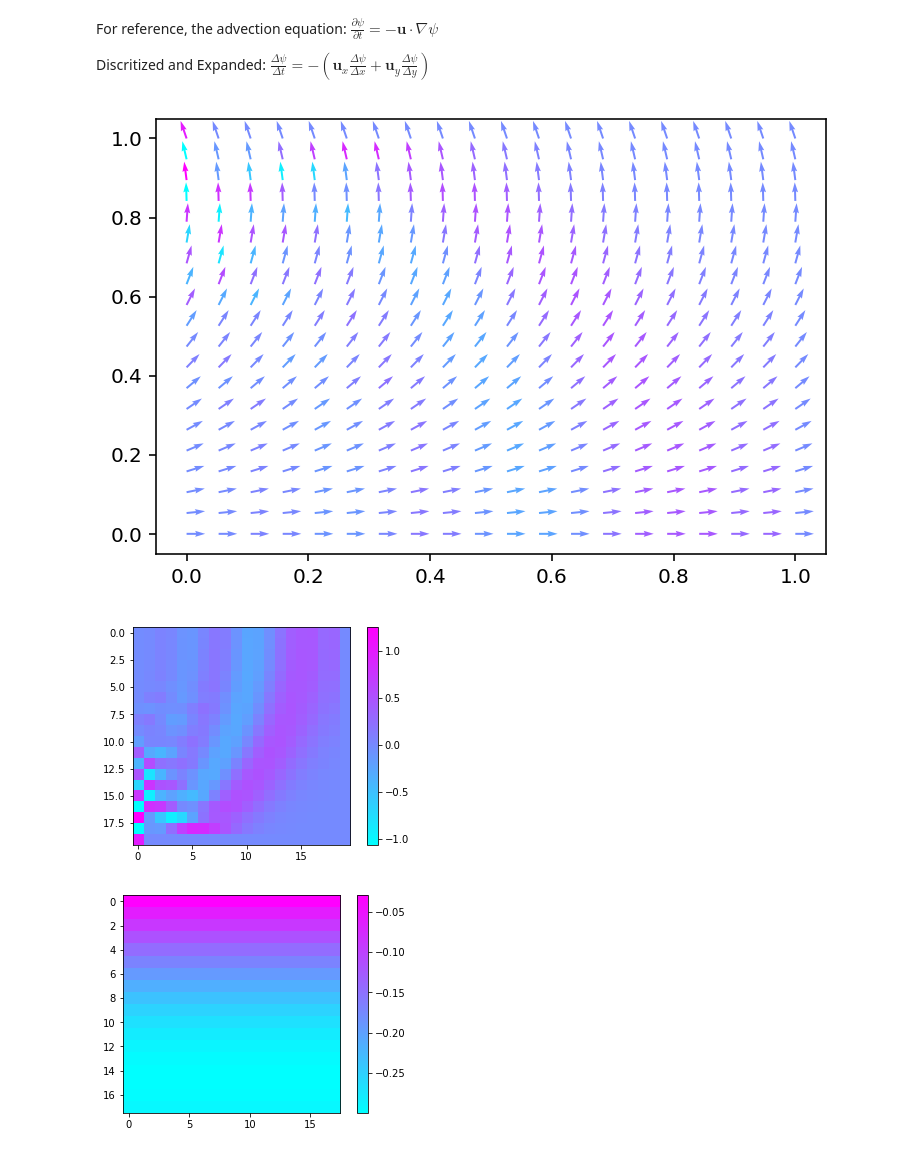
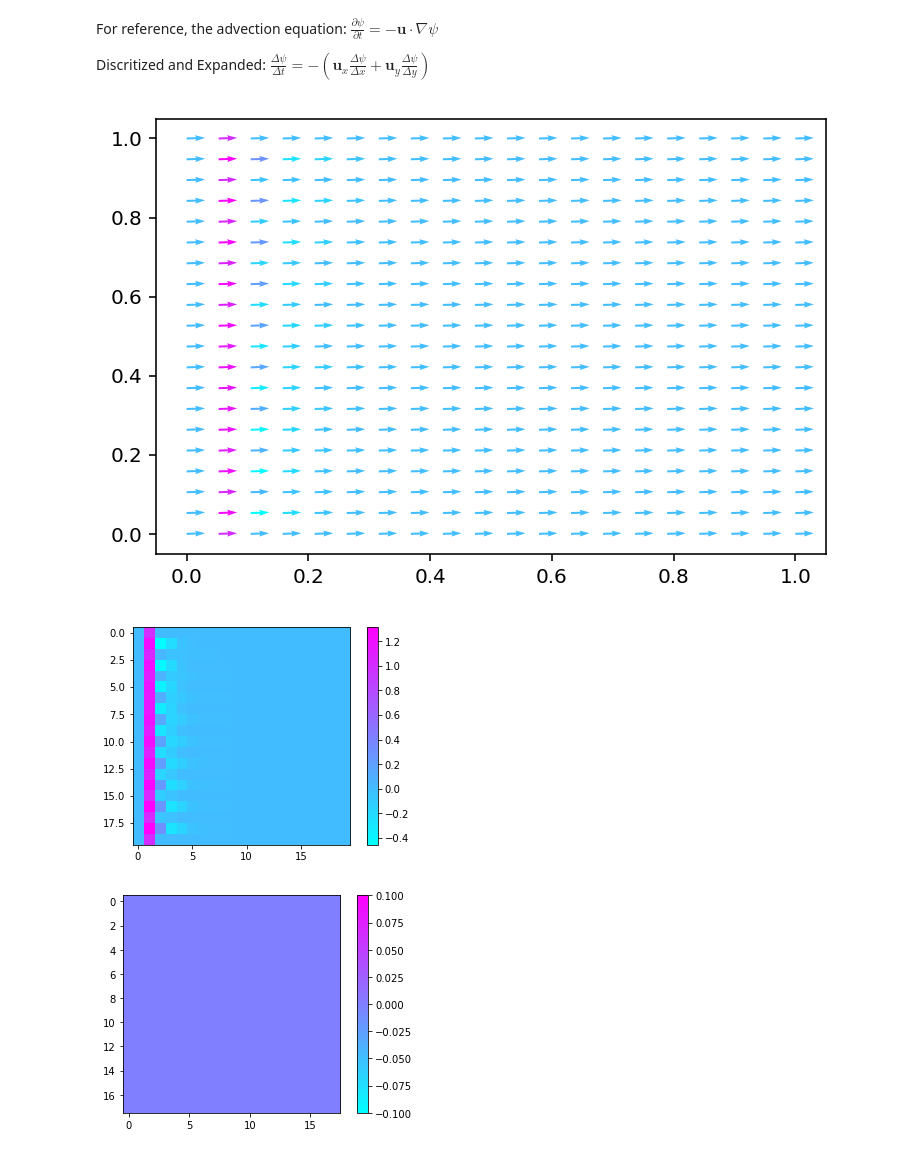
Before and after one commit to andrew-pa/fluidynm, a Jupyter notebook: 2D Advection.ipynb, the cells around one changed output. Saved outputs shown, nothing was run; the diff lists cells and outputs as text; code cells hidden in the pictures.

```diff
--- a/2D Advection.ipynb
+++ b/2D Advection.ipynb
@@ -16,13 +16,13 @@ X,Y = numpy.meshgrid(numpy.linspace(0,1,xmax),
                      numpy.linspace(0,1,ymax))
 
 psi = numpy.zeros((xmax,ymax))
-psi[:,0] = 1.0
+psi[:,1] = 1.0
 
 u = numpy.zeros((xmax,ymax,2))
 for x in range(xmax):
     for y in range(ymax):
-        u[x,y,0]=cos(x*0.1)*3
-        u[x,y,1]=sin(x*0.1)*3
+        u[x,y,0]=30#cos(x*0.1)*3
+        u[x,y,1]=1#sin(x*0.1)*3
 
 def plot_system():
     fig = plt.figure(dpi=144)
@@ -44,22 +44,19 @@ For reference, the advection equation: $\frac{\partial\psi}{\partial t} = -\math
 Discritized and Expanded: $\frac{\Delta\psi}{\Delta t} = -(\mathbf{u}_x\frac{\Delta\psi}{\Delta x} + \mathbf{u}_y\frac{\Delta\psi}{\Delta y})$
 # %%
 dt = 0.001
+dpsidt = numpy.zeros((xmax, ymax))
+for i in range(0,2000):
+    #for x in range(0,xmax-1):
+    #    for y in range(0,ymax-1):
+    #        psi[x,y] -= (u[x,y,0]*((psio[x,y+1]-psio[x,y-1])/2) + u[x,y,1]*((psio[x+1,y]-psio[x-1,y])/2))*dt
+    dpsidt[1:-1,1:-1] = u[1:-1,1:-1,0]*( (psi[2:,1:-1]-psi[:-2,1:-1])/2 ) + u[1:-1,1:-1,1]*( (psi[1:-1,2:]-psi[1:-1,:-2])/2 )
+    psi -= dpsidt*dt
 
-psio = psi.copy()
-
-for i in range(0,2000):
-    for x in range(0,xmax-1):
-        for y in range(0,ymax-1):
-            psi[x,y] -= (u[x,y,0]*((psio[x,y+1]-psio[x,y-1])/2) + u[x,y,1]*((psio[x+1,y]-psio[x-1,y])/2))*dt
-
-            #(u[x,y,0]*(psio[x+1,y]-psio[x-1,y])/2 +
-            #             u[x,y,1]*(psio[x,y+1]-psio[x,y-1])/2)*dt
-    psio = psi
 # Plot final solution
 plot_system()
 # %% [output]
-[figure, old version]
+[figure, new version]
-[figure, old version]
+[figure, new version]
 # %%
 # compute the divergence of u
 div_u = (u[2:,1:-1,0]-u[:-2,1:-1,0])/2 + (u[1:-1,2:,1]-u[1:-1,:-2,1])/2
@@ -68,4 +65,4 @@ imd = plt.imshow(div_u)
 imd.set_cmap("cool")
 cb = plt.colorbar()
 # %% [output]
-[figure, old version]
+[figure, new version]
```
Also changed, not shown: parts of 1 cell of this notebook.
